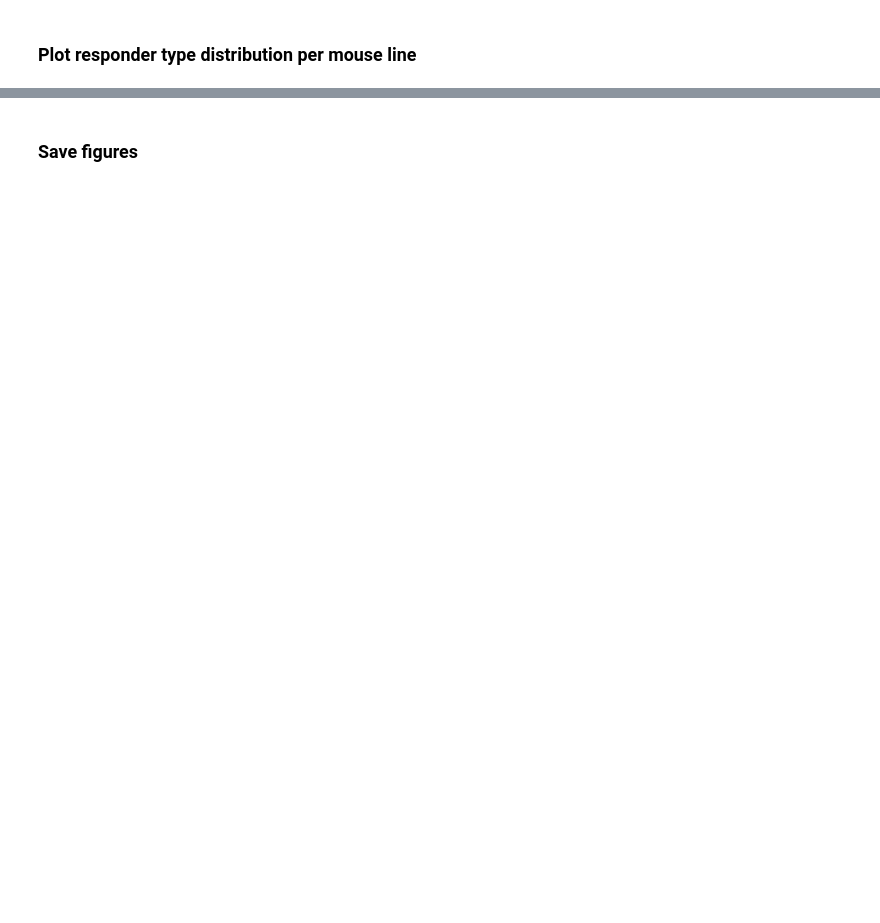
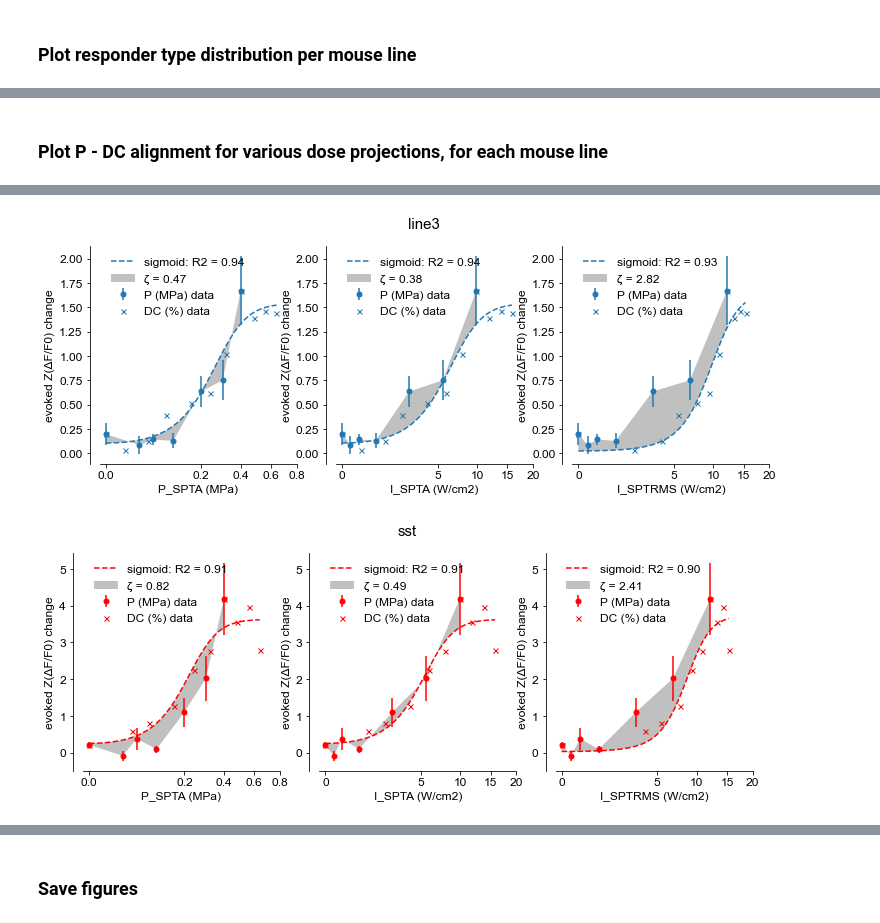
Before and after one commit to shohamlab/usnm2p, a Jupyter notebook: main_analysis.ipynb, the cells around one changed output, grey strips where cells are left out. Drawn from its saved outputs; the diff is of its cells as text; code cells hidden in the pictures; blank space fills up the shorter version.

```diff
--- a/main_analysis.ipynb
+++ b/main_analysis.ipynb
@@ -321,0 +205,35 @@ figs['net_effects'].tight_layout()
+# %% [markdown]
+### Plot P - DC alignment for various dose projections, for each mouse line
+# %%
+# Dose metrics
+xkeys = [
+    Label.PSPTA,
+    Label.ISPTA,
+    Label.ISPTRMS,
+]
+
+# Dependent response variables
+fit_ykeys = [
+    get_change_key(Label.ZSCORE)
+]
+
+# For each line (except PV)
+for line, gstats in stats_all.groupby(Label.LINE):
+    if line == 'pv':
+        continue
+    # For each output metrics
+    for ykey_diff in fit_ykeys:
+        # Evaluate and plot alignment between DC sweep sigmoid predictor
+        # and P sweep data
+        figs[f'{line} {ykey_diff} fits'] = plot_response_alignment(
+            gstats,
+            xkeys,
+            ykey_diff,
+            fit_dict,
+            xscale='sqrt',
+            height=4,
+            title=line,
+            # norm='fit',
+            # plot_respmetrics=True,
+        )
+# %% [output]
@@ -321,0 +252,2 @@ figs['net_effects'].tight_layout()
+[figure, added]
+[figure, added]
```
Also changed, not shown: parts of 18 cells of this notebook, 5 other files.
